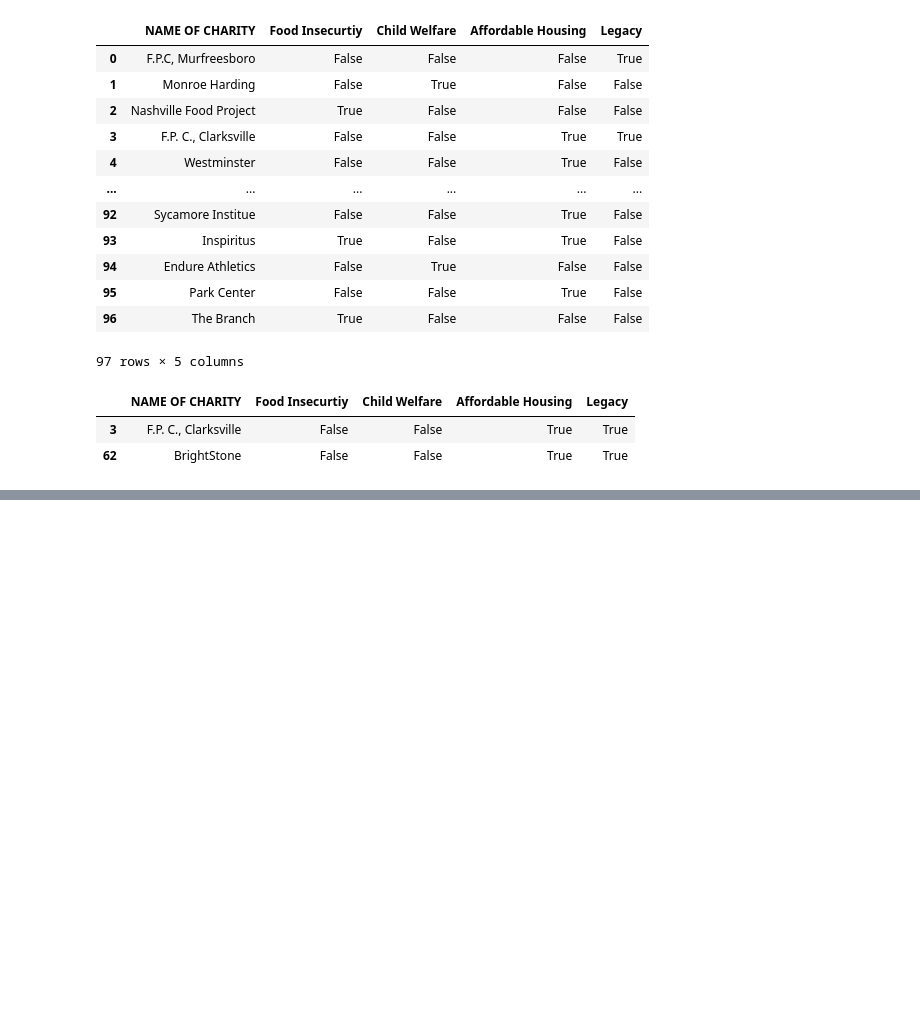
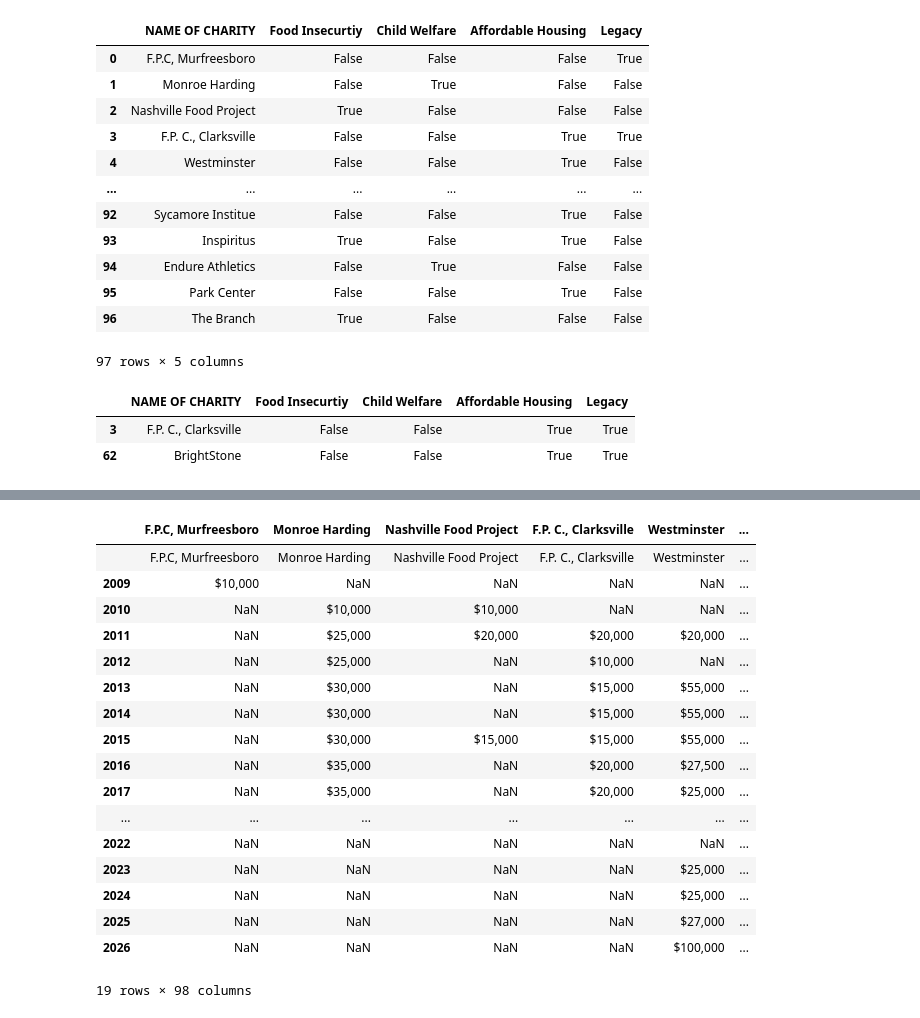
Before and after one commit to BigECire/eric-capstone, a Jupyter notebook: notebooks/data_cleaning.ipynb, the cells around one changed output, grey strips where cells are left out. Drawn from its saved outputs; the diff is of its cells as text; code cells hidden in the pictures; blank space fills up the shorter version.

```diff
--- a/notebooks/data_cleaning.ipynb
+++ b/notebooks/data_cleaning.ipynb
@@ -150,0 +222,22 @@ categories_df.loc[categories_df.Legacy & (categories_df['Food Insecurtiy']+categ
+# %%
+grants_df_alt.columns = grants_df_alt.iloc[0]
+grants_df_alt
+# %% [output]
+|  | F.P.C, Murfreesboro | Monroe Harding | Nashville Food Project | F.P. C., Clarksville | Westminster | ... |
+|  | F.P.C, Murfreesboro | Monroe Harding | Nashville Food Project | F.P. C., Clarksville | Westminster | ... |
+| 2009 | $10,000 | NaN | NaN | NaN | NaN | ... |
+| 2010 | NaN | $10,000 | $10,000 | NaN | NaN | ... |
+| 2011 | NaN | $25,000 | $20,000 | $20,000 | $20,000 | ... |
+| 2012 | NaN | $25,000 | NaN | $10,000 | NaN | ... |
+| 2013 | NaN | $30,000 | NaN | $15,000 | $55,000 | ... |
+| 2014 | NaN | $30,000 | NaN | $15,000 | $55,000 | ... |
+| 2015 | NaN | $30,000 | $15,000 | $15,000 | $55,000 | ... |
+| 2016 | NaN | $35,000 | NaN | $20,000 | $27,500 | ... |
+| 2017 | NaN | $35,000 | NaN | $20,000 | $25,000 | ... |
+| ... | ... | ... | ... | ... | ... | ... |
+| 2022 | NaN | NaN | NaN | NaN | NaN | ... |
+| 2023 | NaN | NaN | NaN | NaN | $25,000 | ... |
+| 2024 | NaN | NaN | NaN | NaN | $25,000 | ... |
+| 2025 | NaN | NaN | NaN | NaN | $27,000 | ... |
+| 2026 | NaN | NaN | NaN | NaN | $100,000 | ... |
+19 rows × 98 columns
```
Also changed, not shown: parts of 9 cells of this notebook.
